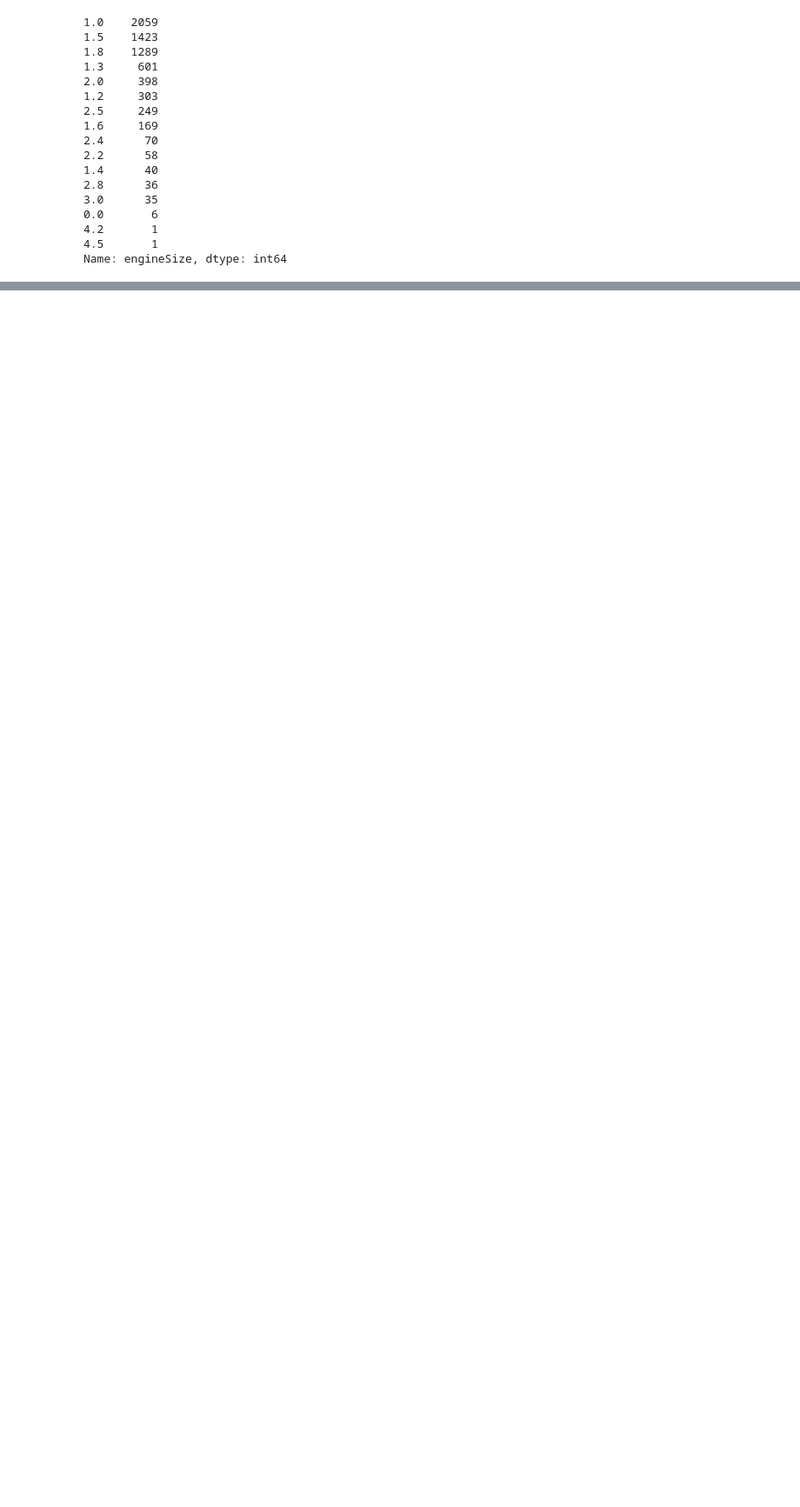
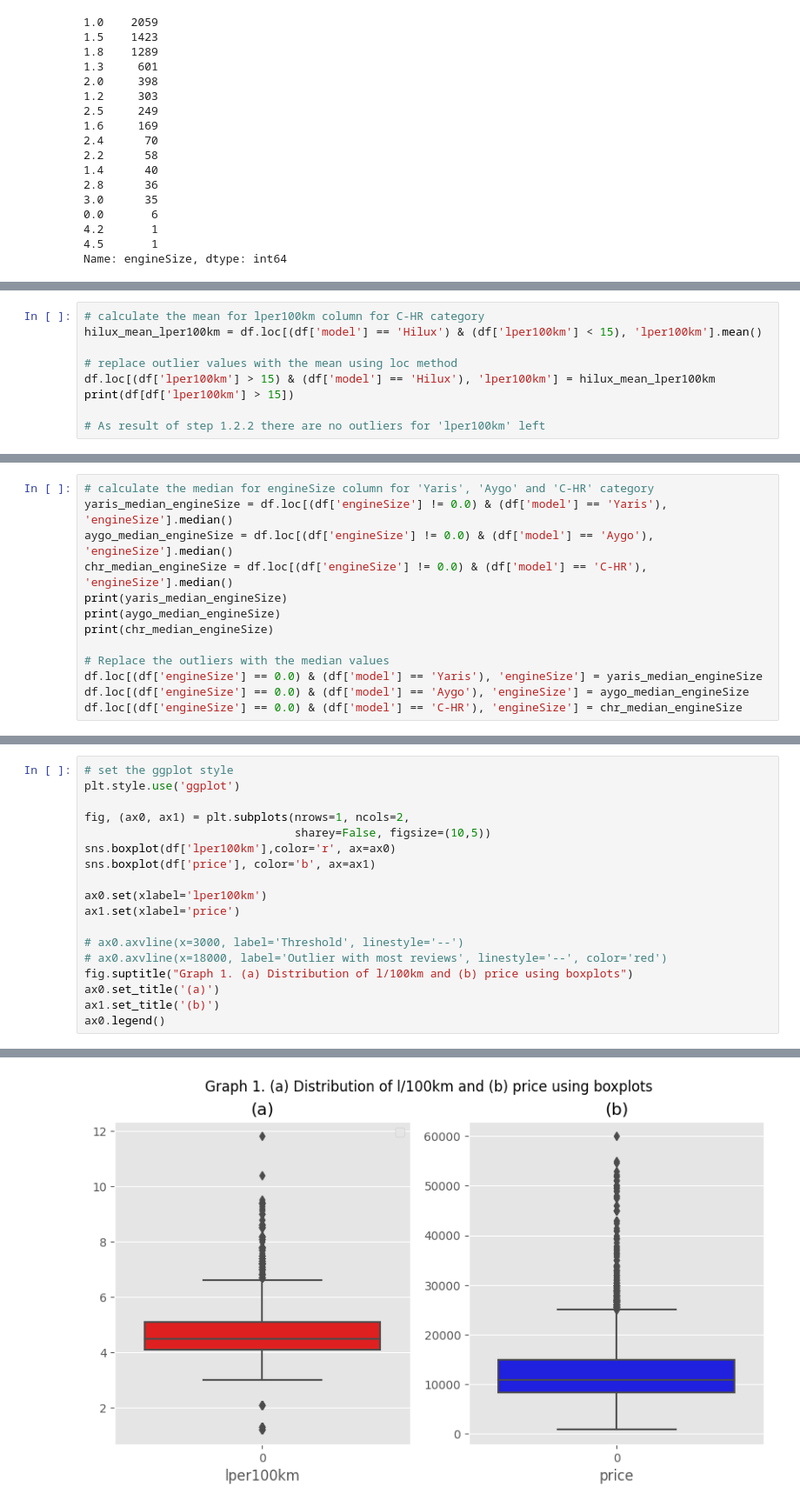
Before and after one commit to Milanomac/data-science-python, a Jupyter notebook: datacamp-projects/11_practical_exam_cars_professional/notebook.ipynb, the cells around one changed output, grey strips where cells are left out. Shown at 87% size. Cells and saved outputs as stored; diff of their text form; blank space fills up the shorter version.

```diff
--- a/datacamp-projects/11_practical_exam_cars_professional/notebook.ipynb
+++ b/datacamp-projects/11_practical_exam_cars_professional/notebook.ipynb
@@ -325,0 +228,9 @@ See the caveats in the documentation: https://pandas.pydata.org/pandas-docs/stab
+# %%
+# calculate the mean for lper100km column for C-HR category
+hilux_mean_lper100km = df.loc[(df['model'] == 'Hilux') & (df['lper100km'] < 15), 'lper100km'].mean()
+
+# replace outlier values with the mean using loc method
+df.loc[(df['lper100km'] > 15) & (df['model'] == 'Hilux'), 'lper100km'] = hilux_mean_lper100km
+print(df[df['lper100km'] > 15])
+
+# As result of step 1.2.2 there are no outliers for 'lper100km' left
@@ -325,0 +254,13 @@ See the caveats in the documentation: https://pandas.pydata.org/pandas-docs/stab
+# %%
+# calculate the median for engineSize column for 'Yaris', 'Aygo' and 'C-HR' category
+yaris_median_engineSize = df.loc[(df['engineSize'] != 0.0) & (df['model'] == 'Yaris'), 'engineSize'].median()
+aygo_median_engineSize = df.loc[(df['engineSize'] != 0.0) & (df['model'] == 'Aygo'), 'engineSize'].median()
+chr_median_engineSize = df.loc[(df['engineSize'] != 0.0) & (df['model'] == 'C-HR'), 'engineSize'].median()
+print(yaris_median_engineSize)
+print(aygo_median_engineSize)
+print(chr_median_engineSize)
+
+# Replace the outliers with the median values
+df.loc[(df['engineSize'] == 0.0) & (df['model'] == 'Yaris'), 'engineSize'] = yaris_median_engineSize
+df.loc[(df['engineSize'] == 0.0) & (df['model'] == 'Aygo'), 'engineSize'] = aygo_median_engineSize
+df.loc[(df['engineSize'] == 0.0) & (df['model'] == 'C-HR'), 'engineSize'] = chr_median_engineSize
@@ -325,0 +323,19 @@ See the caveats in the documentation: https://pandas.pydata.org/pandas-docs/stab
+# %%
+# set the ggplot style
+plt.style.use('ggplot')
+
+fig, (ax0, ax1) = plt.subplots(nrows=1, ncols=2,
+                               sharey=False, figsize=(10,5))
+sns.boxplot(df['lper100km'],color='r', ax=ax0)
+sns.boxplot(df['price'], color='b', ax=ax1)
+
+ax0.set(xlabel='lper100km')
+ax1.set(xlabel='price')
+
+# ax0.axvline(x=3000, label='Threshold', linestyle='--')
+# ax0.axvline(x=18000, label='Outlier with most reviews', linestyle='--', color='red')
+fig.suptitle("Graph 1. (a) Distribution of l/100km and (b) price using boxplots")
+ax0.set_title('(a)')
+ax1.set_title('(b)')
+ax0.legend()
+# %% [output]
@@ -325,0 +344 @@ See the caveats in the documentation: https://pandas.pydata.org/pandas-docs/stab
+[figure, added]
```
Also changed, not shown: parts of 62 cells of this notebook.
